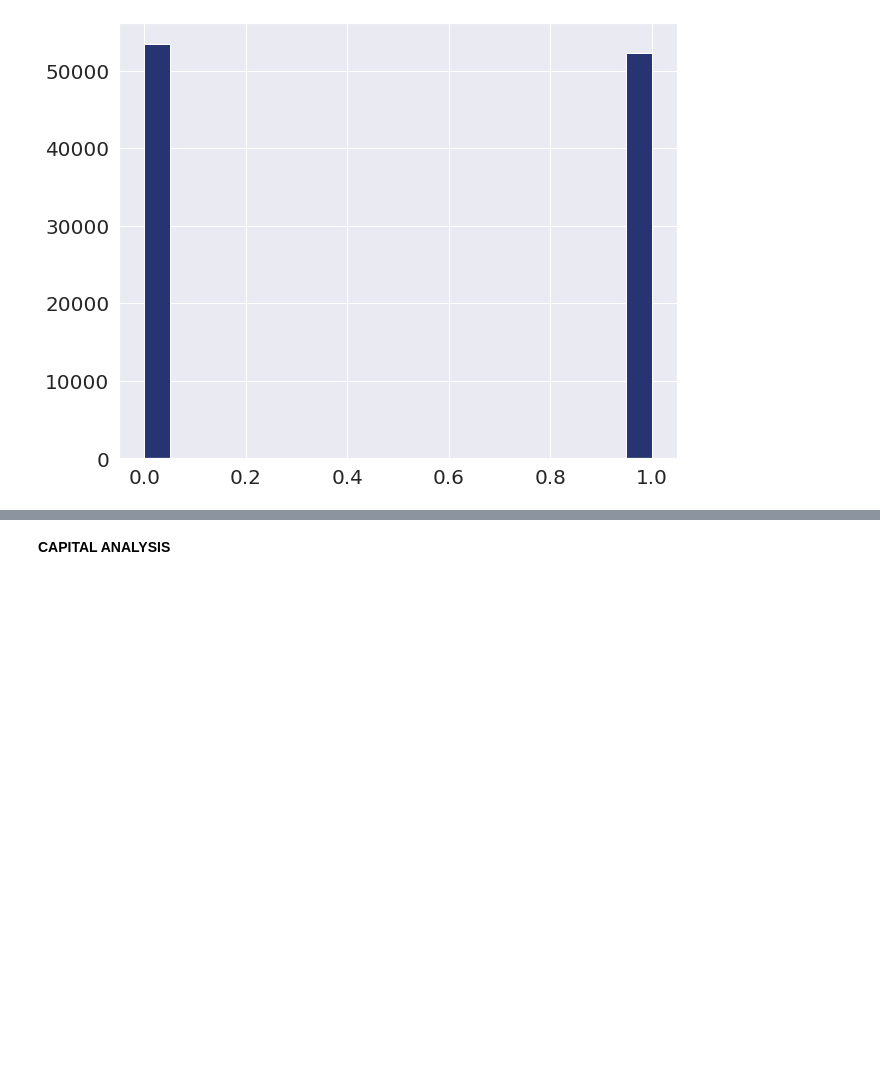
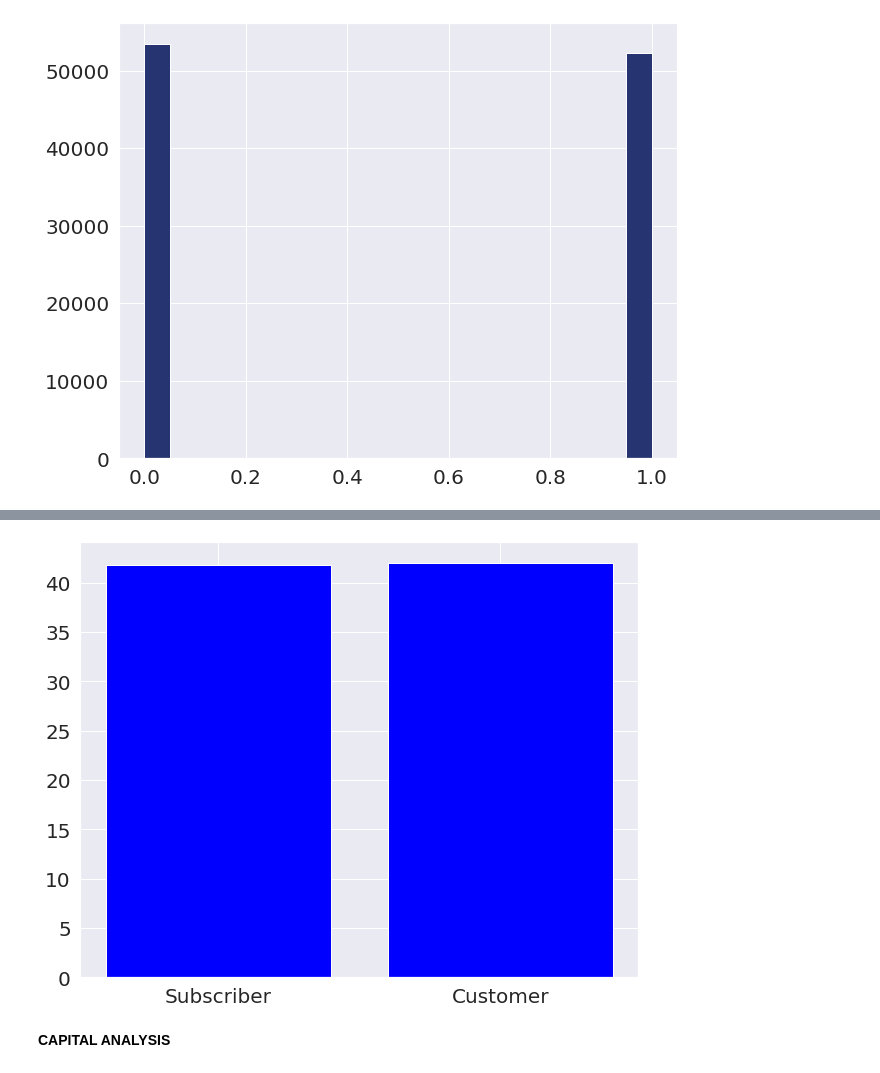
Before and after one commit to ruchikaakanar/502Project, a Jupyter notebook: 502CodeRuchi.ipynb, the cells around one changed output, grey strips where cells are left out. Cells and saved outputs as stored; diff of their text form; code cells hidden in the pictures; blank space fills up the shorter version.

```diff
--- a/502CodeRuchi.ipynb
+++ b/502CodeRuchi.ipynb
@@ -303,3 +363,14 @@ fig.savefig("check.png", bbox_inches='tight')
+# %%
+fig = plt.figure(figsize=(10, 8))
+index = ['Subscriber', 'Customer']
+counts = [41.828,42]
+plt.bar(index,counts, color = 'blue')
+plt.yticks(size = 20)
+plt.xticks(index, size = 20)
+plt.show()
+fig.savefig("Usertype and Age.png", bbox_inches='tight')
+# %% [output]
+[figure, added]
 # %% [markdown]
 **CAPITAL ANALYSIS**
 # %%
```
Also changed, not shown: parts of 15 cells of this notebook.
